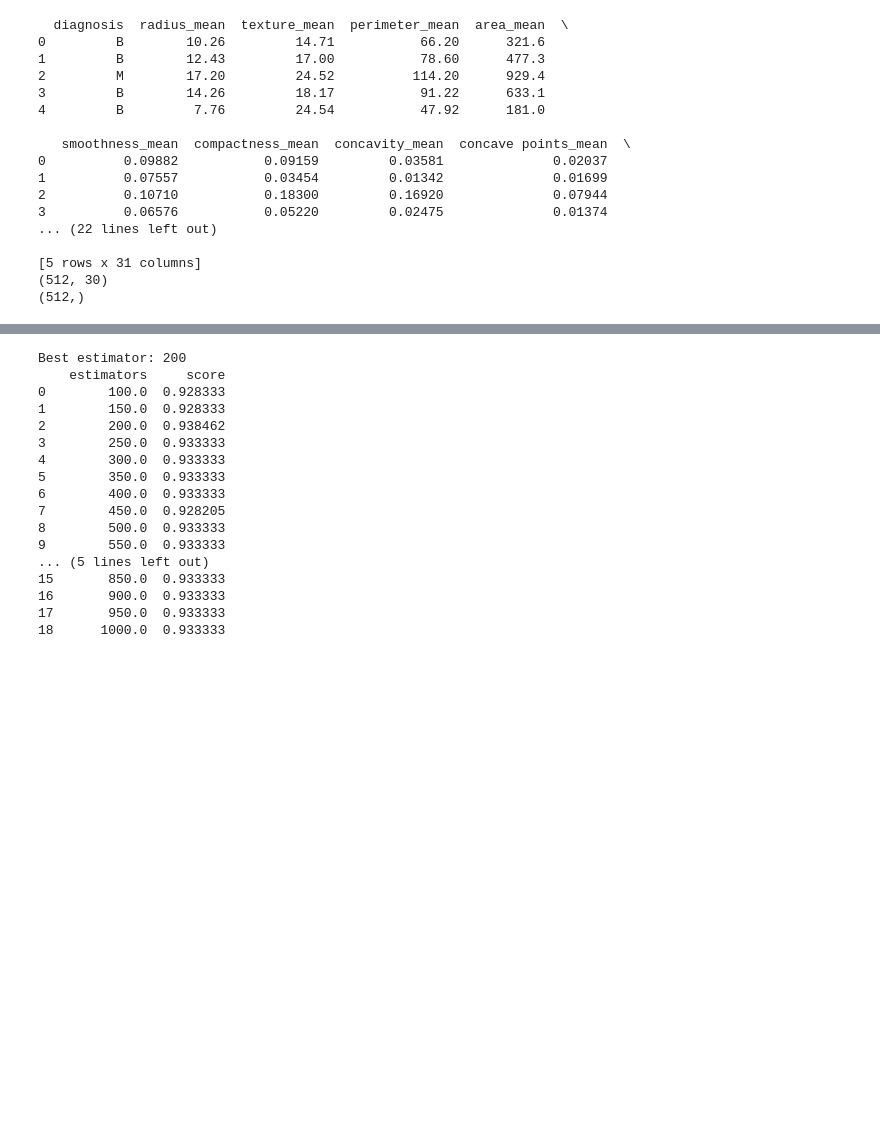
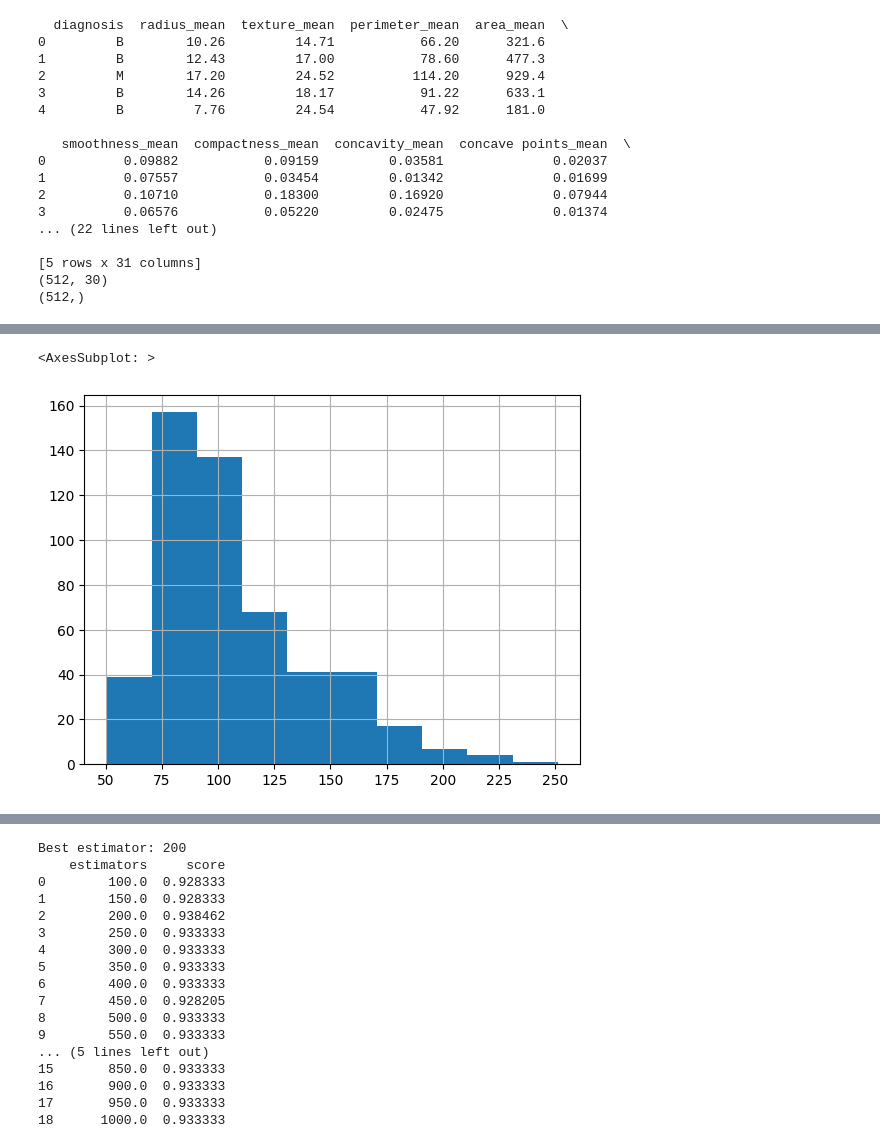
Before and after one commit to fbarth/mlbugdetection_test, a Jupyter notebook: src/cancer_mama_model.ipynb, the cells around one changed output, grey strips where cells are left out. Saved outputs shown, nothing was run; the diff lists cells and outputs as text; code cells hidden in the pictures; blank space fills up the shorter version.

```diff
--- a/src/cancer_mama_model.ipynb
+++ b/src/cancer_mama_model.ipynb
@@ -36,0 +42,5 @@ print(y_train.shape)
+# %%
+X_train['perimeter_worst'].hist()
+# %% [output]
+<AxesSubplot: >
+[figure, added]
```
Also changed, not shown: parts of 3 cells of this notebook, 1 other file.
